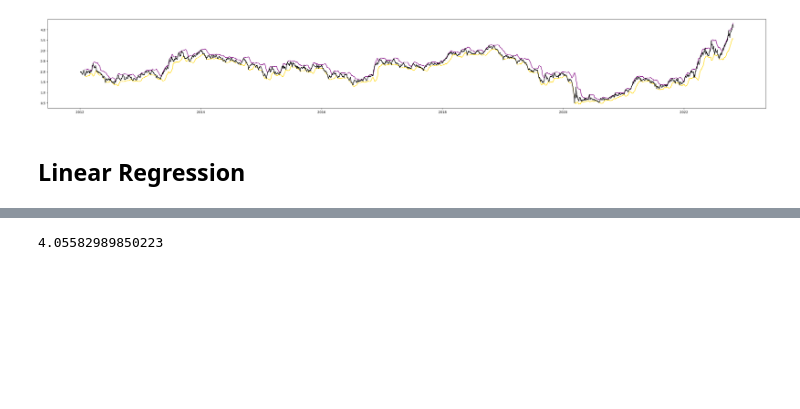
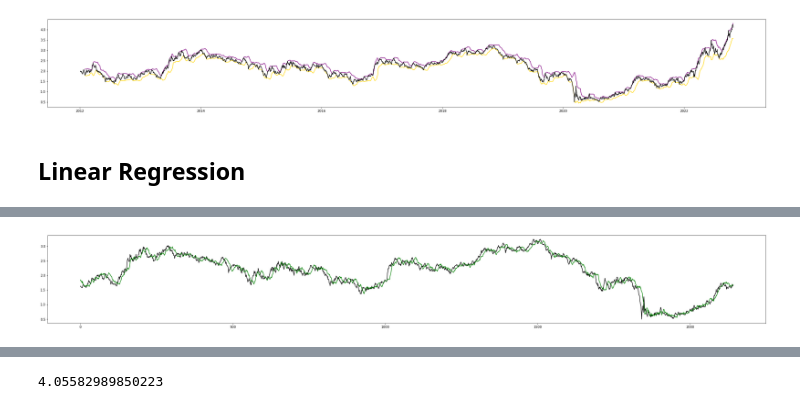
Before and after one commit to owenadhp/Optimal-Mortgage-Rate-Lock-In-Predictions-, a Jupyter notebook: T_Bond Trend and Visualization (Simple Average).ipynb, the cells around one changed output, grey strips where cells are left out. Cells and saved outputs as stored; diff of their text form; code cells hidden in the pictures; blank space fills up the shorter version.

```diff
--- a/T_Bond Trend and Visualization (Simple Average).ipynb
+++ b/T_Bond Trend and Visualization (Simple Average).ipynb
@@ -152,0 +196,9 @@ plt.show()
+# %%
+
+preds = linear_model.predict(x_train)
+plt.figure(figsize=(40,5))
+plt.plot(range(len(y_train)), y_train, color = 'black')
+plt.plot(range(len(preds)), preds, color = 'green')
+plt.show()
+# %% [output]
+[figure, added]
```
Also changed, not shown: parts of 7 cells of this notebook.
